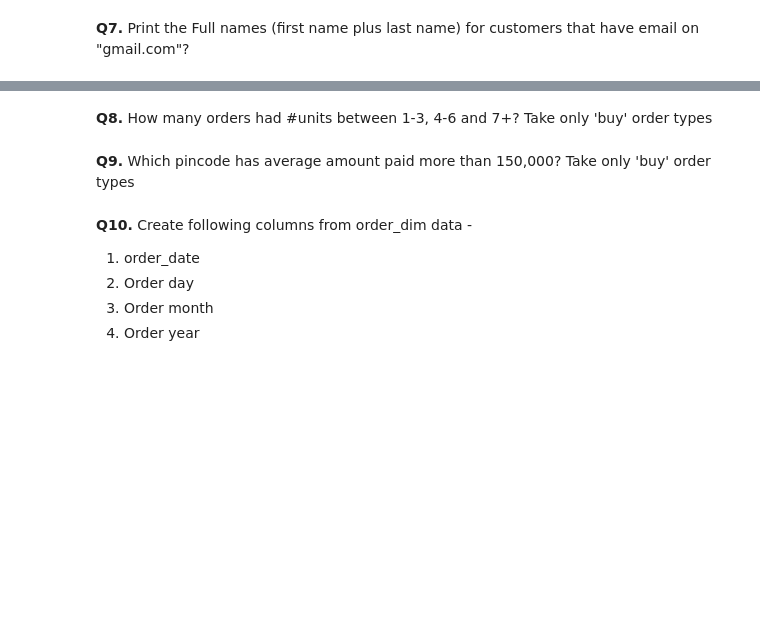
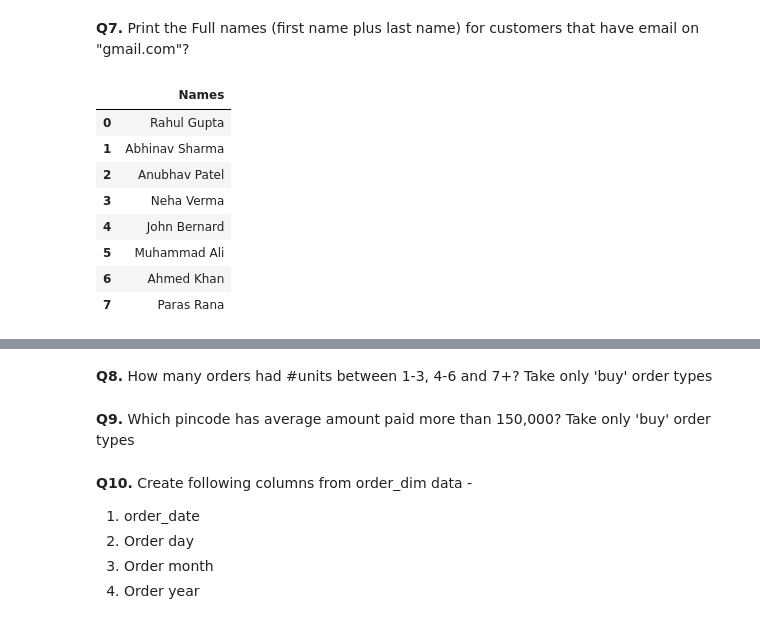
Before and after one commit to kumardev0614/SQL, a Jupyter notebook: Utsav Awasthi Youtube/SQL for Data Analytics - Practice Problems 1.ipynb, the cells around one changed output, grey strips where cells are left out. Cells and saved outputs as stored; diff of their text form; code cells hidden in the pictures; blank space fills up the shorter version.

```diff
--- a/Utsav Awasthi Youtube/SQL for Data Analytics - Practice Problems 1.ipynb
+++ b/Utsav Awasthi Youtube/SQL for Data Analytics - Practice Problems 1.ipynb
@@ -274,10 +275,23 @@ ans
 # %%
 ans = ps.sqldf("""
 ---------------------WRITE QUERY BELOW---------------------
 
+SELECT customers.first_name || " " || customers.last_name AS Names
+FROM customer_dim AS customers
 
+WHERE customers.email LIKE "%gmail.com"
 
 ---------------------WRITE QUERY ABOVE---------------------
 """)
 
 ans
+# %% [output]
+|  | Names |
+| 0 | Rahul Gupta |
+| 1 | Abhinav Sharma |
+| 2 | Anubhav Patel |
+| 3 | Neha Verma |
+| 4 | John Bernard |
+| 5 | Muhammad Ali |
+| 6 | Ahmed Khan |
+| 7 | Paras Rana |
```
Also changed, not shown: parts of 11 cells of this notebook.
